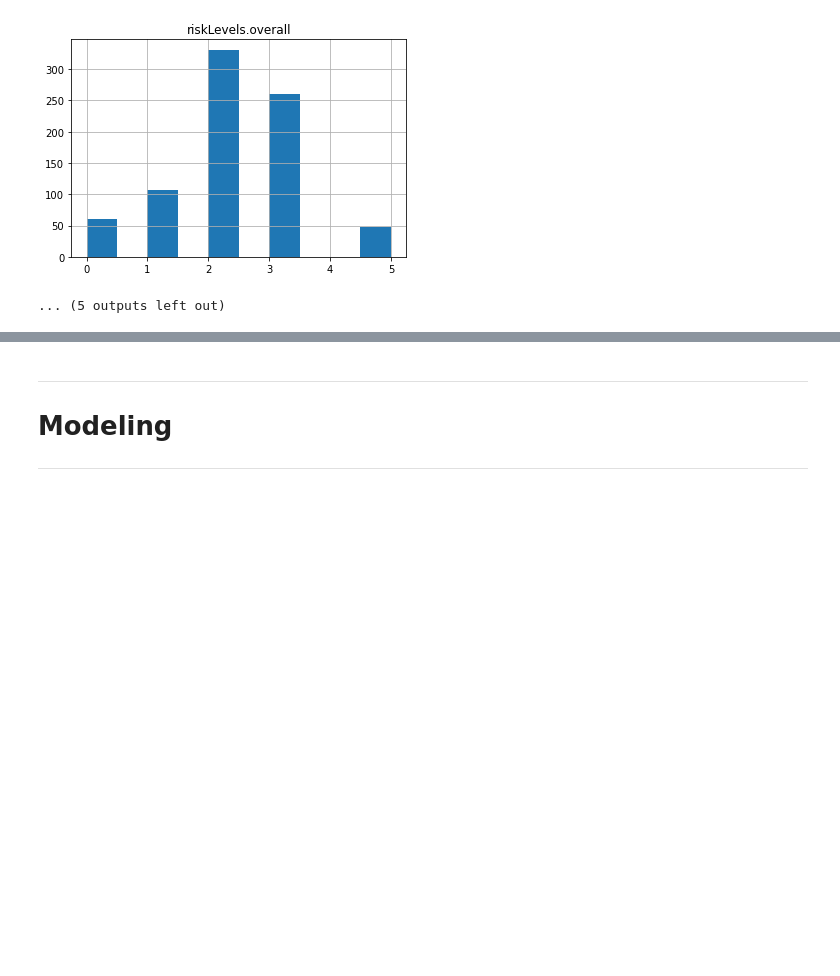
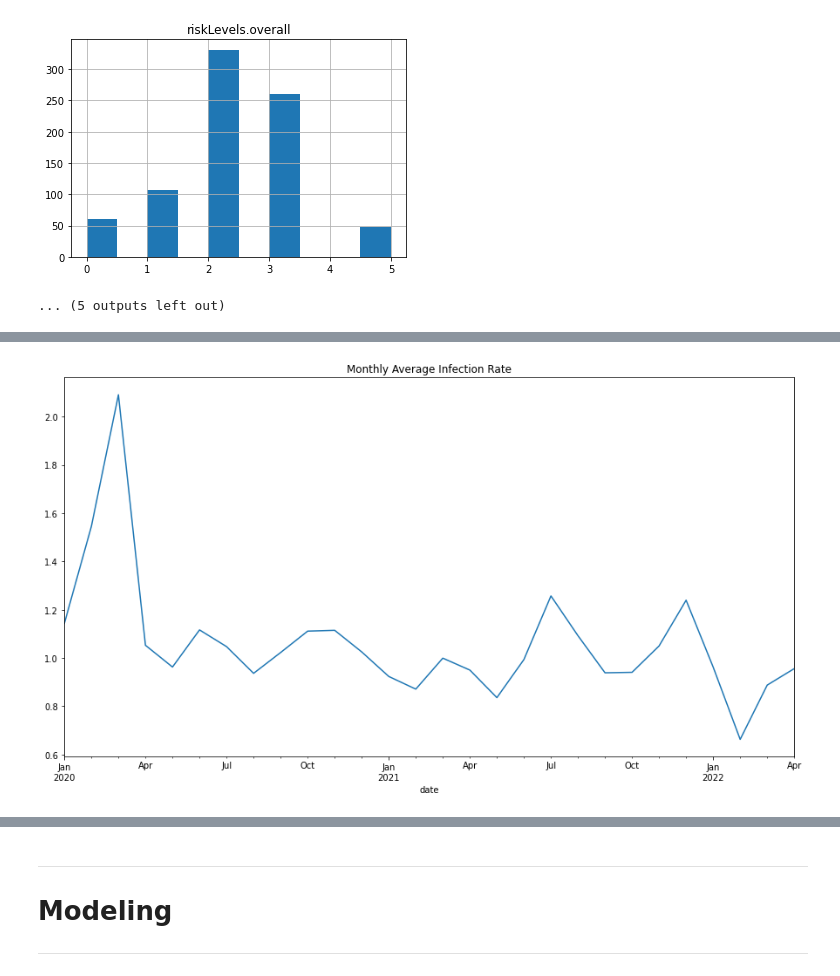
Before and after one commit to JeanetteSchulz/Covid_Analysis, a Jupyter notebook: Jeanettes_Project_Workbook.ipynb, the cells around one changed output, grey strips where cells are left out. Cells and saved outputs as stored; diff of their text form; code cells hidden in the pictures; blank space fills up the shorter version.

Commit message:
exploring infection rate

```diff
--- a/Jeanettes_Project_Workbook.ipynb
+++ b/Jeanettes_Project_Workbook.ipynb
@@ -396,0 +402,5 @@ covid['actuals.deaths'].resample('M').sum().plot(title='Monthly Average Deaths')
+# %%
+plt.figure(figsize = (15,8))
+covid['metrics.infectionRate'].resample('M').mean().plot(title='Monthly Average Infection Rate');
+# %% [output]
+[figure, added]
```
Also changed, not shown: parts of 18 cells of this notebook.
